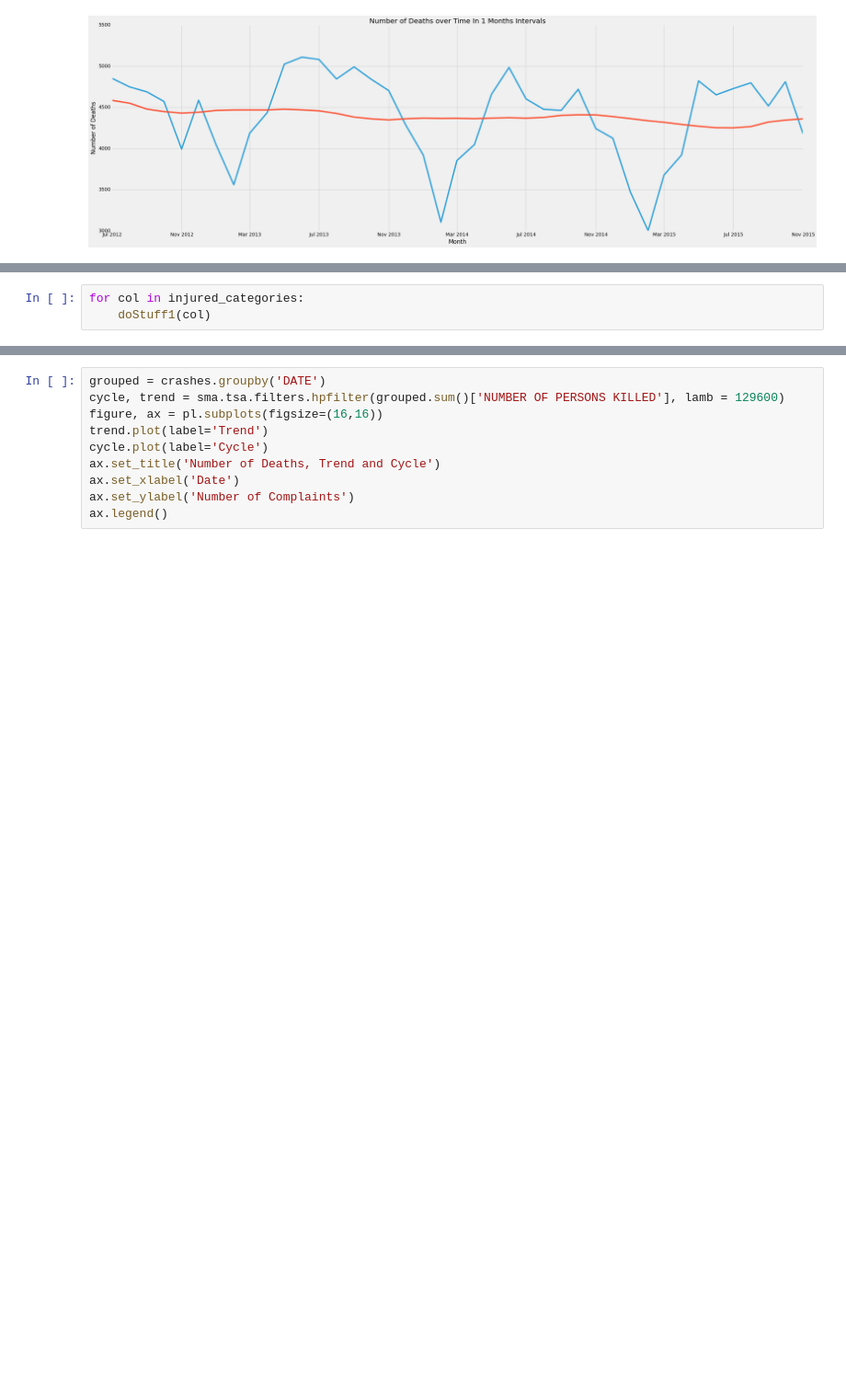
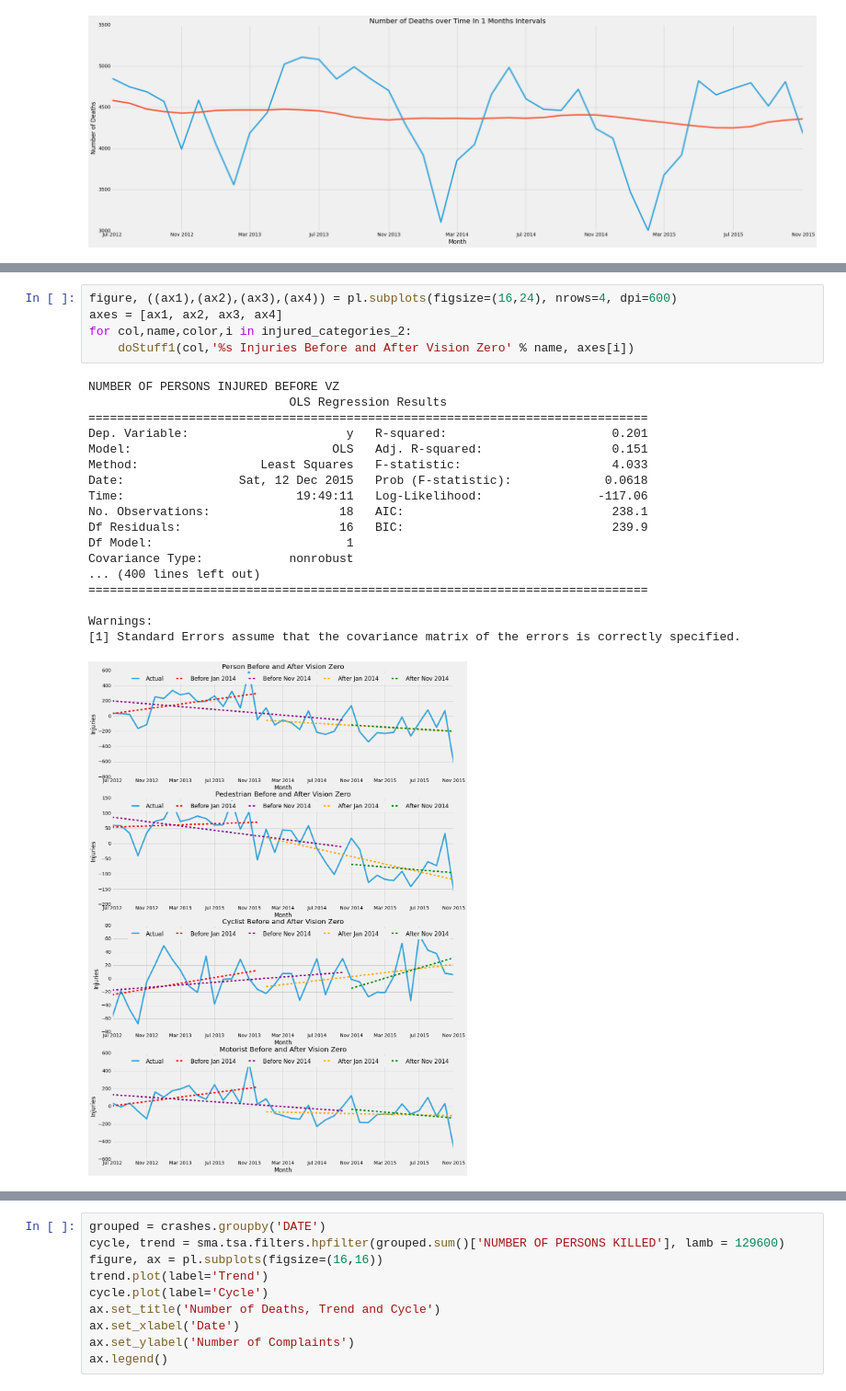
Before and after one commit to afcarl/civic_ps3, a Jupyter notebook: Time Series (Month).ipynb, the cells around one changed output, grey strips where cells are left out. Shown at 92% size. Cells and saved outputs as stored; diff of their text form; blank space fills up the shorter version.

```diff
--- a/Time Series (Month).ipynb
+++ b/Time Series (Month).ipynb
@@ -318,3 +322,0 @@ def doStuff1(col):
-# %%
-for col in injured_categories:
-    doStuff1(col)
@@ -343,3 +346,27 @@ Warnings:
+# %%
+figure, ((ax1),(ax2),(ax3),(ax4)) = pl.subplots(figsize=(16,24), nrows=4, dpi=600)
+axes = [ax1, ax2, ax3, ax4]
+for col,name,color,i in injured_categories_2:
+    doStuff1(col,'%s Injuries Before and After Vision Zero' % name, axes[i])
+# %% [output]
+NUMBER OF PERSONS INJURED BEFORE VZ
+                            OLS Regression Results
+==============================================================================
+Dep. Variable:                      y   R-squared:                       0.201
+Model:                            OLS   Adj. R-squared:                  0.151
+Method:                 Least Squares   F-statistic:                     4.033
+Date:                Sat, 12 Dec 2015   Prob (F-statistic):             0.0618
+Time:                        19:49:11   Log-Likelihood:                -117.06
+No. Observations:                  18   AIC:                             238.1
+Df Residuals:                      16   BIC:                             239.9
+Df Model:                           1
+Covariance Type:            nonrobust
+... (400 lines left out)
+==============================================================================
+
+Warnings:
+[1] Standard Errors assume that the covariance matrix of the errors is correctly specified.
+[figure, added]
 # %%
 grouped = crashes.groupby('DATE')
 
```
Also changed, not shown: parts of 6 cells of this notebook, 3 other files.
